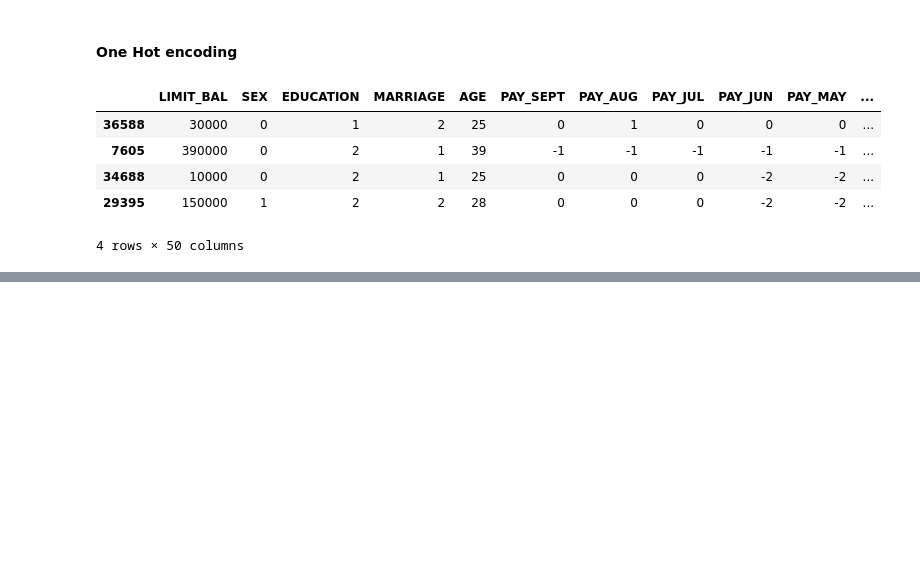
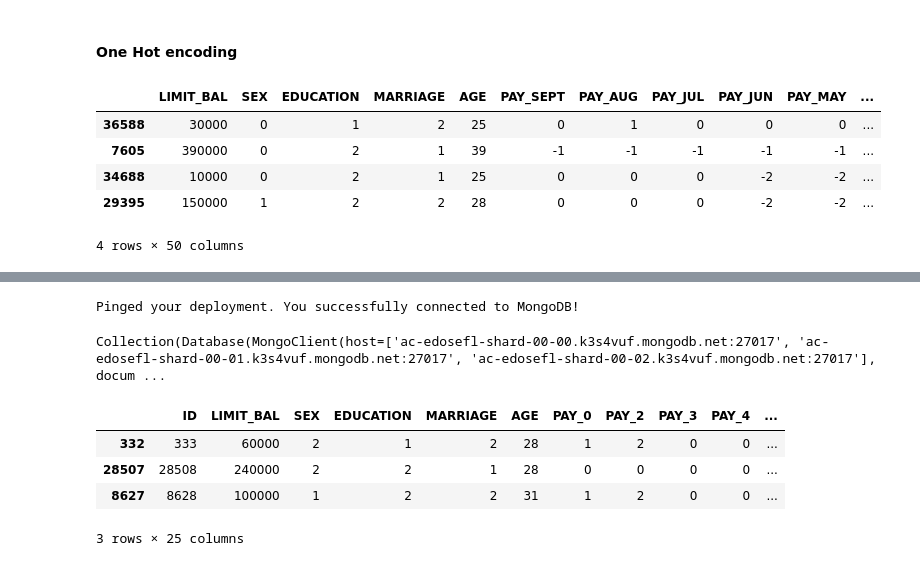
Before and after one commit to abhijitpaul0212/Credit-Card-Defaults-Prediction, a Jupyter notebook: notebooks/research_featureengineering.ipynb, the cells around one changed output, grey strips where cells are left out. Cells and saved outputs as stored; diff of their text form; code cells hidden in the pictures; blank space fills up the shorter version.

```diff
--- a/notebooks/research_featureengineering.ipynb
+++ b/notebooks/research_featureengineering.ipynb
@@ -331,0 +355,17 @@ df_resampled[transformed_features].to_csv("data/final_data/UCI_Credit_Card_Defau
+# %%
+# making connection with mongo db
+from pymongo.mongo_client import MongoClient
+
+uri = "mongodb+srv://root:root@cluster0.k3s4vuf.mongodb.net/?retryWrites=true&w=majority&ssl=true"
+
+# Create a new client and connect to the server
+client = MongoClient(uri)
+
+# Send a ping to confirm a successful connection
+try:
+    client.admin.command('ping')
+    print("Pinged your deployment. You successfully connected to MongoDB!")
+except Exception as e:
+    print(e)
+# %% [output]
+Pinged your deployment. You successfully connected to MongoDB!
@@ -331,0 +375,15 @@ df_resampled[transformed_features].to_csv("data/final_data/UCI_Credit_Card_Defau
+# %%
+collection = client.credit_card_defaults.data
+collection
+# %% [output]
+Collection(Database(MongoClient(host=['ac-edosefl-shard-00-00.k3s4vuf.mongodb.net:27017', 'ac-edosefl-shard-00-01.k3s4vuf.mongodb.net:27017', 'ac-edosefl-shard-00-02.k3s4vuf.mongodb.net:27017'], docum ...
+# %%
+# import dataset
+df = pd.read_csv("data/raw_data/UCI_Credit_Card_Defaults.csv", skiprows=1)
+df.sample(3)
+# %% [output]
+|  | ID | LIMIT_BAL | SEX | EDUCATION | MARRIAGE | AGE | PAY_0 | PAY_2 | PAY_3 | PAY_4 | ... |
+| 332 | 333 | 60000 | 2 | 1 | 2 | 28 | 1 | 2 | 0 | 0 | ... |
+| 28507 | 28508 | 240000 | 2 | 2 | 1 | 28 | 0 | 0 | 0 | 0 | ... |
+| 8627 | 8628 | 100000 | 1 | 2 | 2 | 31 | 1 | 2 | 0 | 0 | ... |
+3 rows × 25 columns
```
Also changed, not shown: parts of 8 cells of this notebook, 19 other files.
